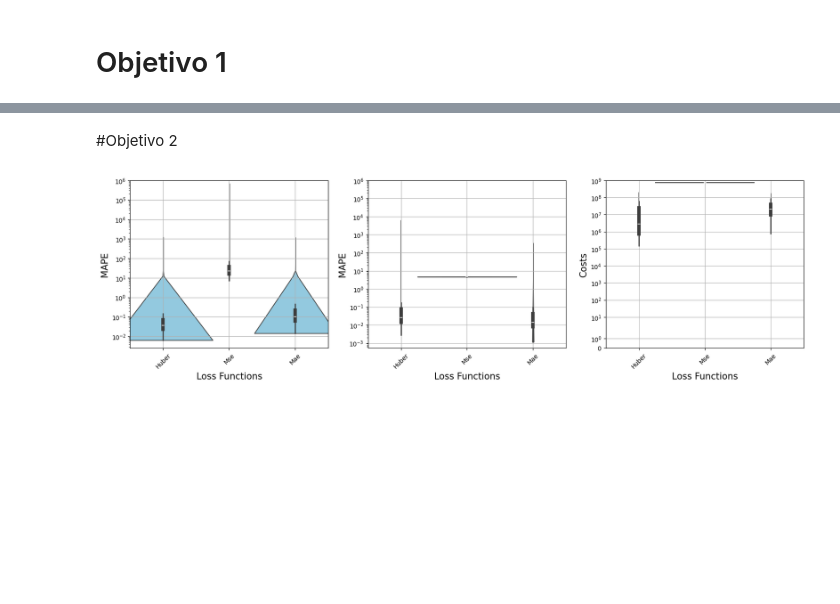
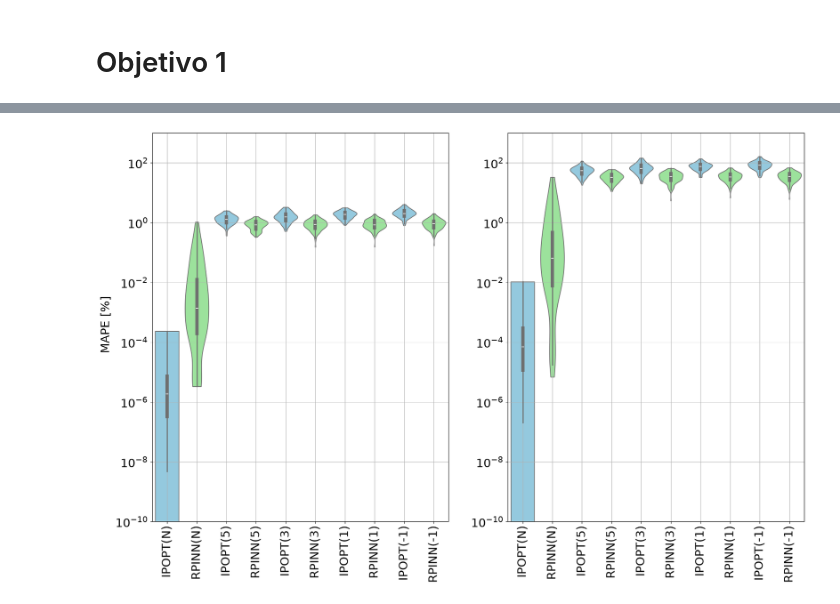
Before and after one commit to Daprosero/python-gcpds.optimization, a Jupyter notebook: RPINN/Notebooks/original/Generator_plot.ipynb, the cells around one changed output, grey strips where cells are left out. Drawn from its saved outputs; the diff is of its cells as text; code cells hidden in the pictures; blank space fills up the shorter version.

```diff
--- a/RPINN/Notebooks/original/Generator_plot.ipynb
+++ b/RPINN/Notebooks/original/Generator_plot.ipynb
@@ -331,6 +248,5 @@ FlyEvaluate().history_plot_loss('/content/drive/Shareddrives/red_gas_col/Data/Si
-# %% [markdown]
-#Objetivo 2
-# %%
-loss_val('/content/drive/Shareddrives/red_gas_col/Data/Registro/')
-# %% [output]
-[figure, removed]
+# %%
+evv  = Evaluate()
+evv.plot('IPOPT')  # paper Figure 8: output and weight MAPE per SNR level
+# %% [output]
+[figure, added]
```
Also changed, not shown: parts of 43 cells of this notebook, 24 other files.
